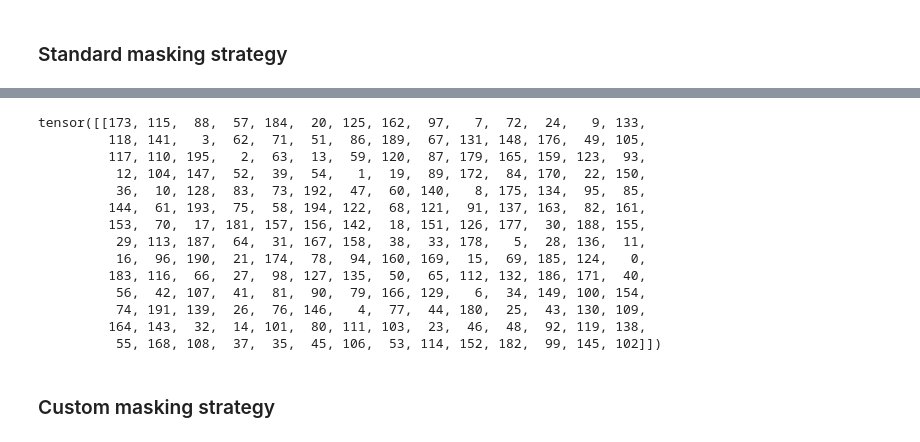
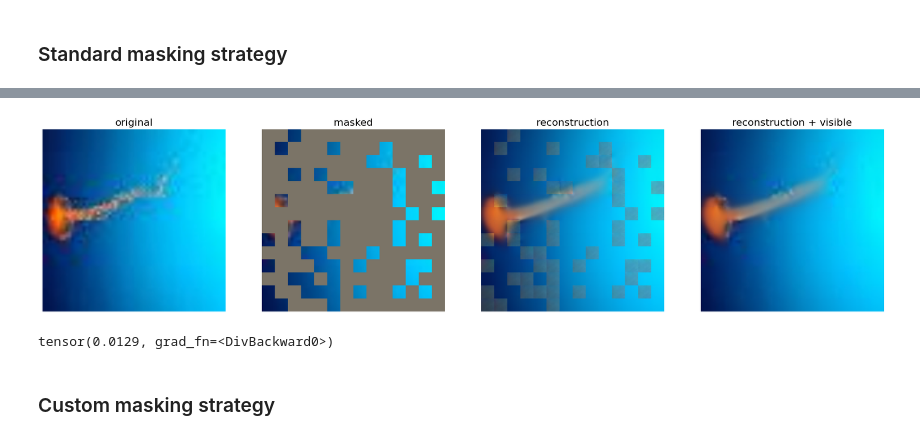
Before and after one commit to tcouso/uav_active_sensing, a Jupyter notebook: notebooks/1.02-image-env.ipynb, the cells around one changed output, grey strips where cells are left out. Drawn from its saved outputs; the diff is of its cells as text; code cells hidden in the pictures.

```diff
--- a/notebooks/1.02-image-env.ipynb
+++ b/notebooks/1.02-image-env.ipynb
@@ -273,19 +161,11 @@ tensor([[1., 1., 1., 1., 1., 0., 1., 1., 1., 0., 1., 0., 0., 1., 1., 1., 0., 1.,
-# %%
-ids_restore
-# %% [output]
-tensor([[173, 115,  88,  57, 184,  20, 125, 162,  97,   7,  72,  24,   9, 133,
-         118, 141,   3,  62,  71,  51,  86, 189,  67, 131, 148, 176,  49, 105,
-         117, 110, 195,   2,  63,  13,  59, 120,  87, 179, 165, 159, 123,  93,
-          12, 104, 147,  52,  39,  54,   1,  19,  89, 172,  84, 170,  22, 150,
-          36,  10, 128,  83,  73, 192,  47,  60, 140,   8, 175, 134,  95,  85,
-         144,  61, 193,  75,  58, 194, 122,  68, 121,  91, 137, 163,  82, 161,
-         153,  70,  17, 181, 157, 156, 142,  18, 151, 126, 177,  30, 188, 155,
-          29, 113, 187,  64,  31, 167, 158,  38,  33, 178,   5,  28, 136,  11,
-          16,  96, 190,  21, 174,  78,  94, 160, 169,  15,  69, 185, 124,   0,
-         183, 116,  66,  27,  98, 127, 135,  50,  65, 112, 132, 186, 171,  40,
-          56,  42, 107,  41,  81,  90,  79, 166, 129,   6,  34, 149, 100, 154,
-          74, 191, 139,  26,  76, 146,   4,  77,  44, 180,  25,  43, 130, 109,
-         164, 143,  32,  14, 101,  80, 111, 103,  23,  46,  48,  92, 119, 138,
-          55, 168, 108,  37,  35,  45, 106,  53, 114, 152, 182,  99, 145, 102]])
+# %%
+pretrained_outputs = pretrained_model(**inputs)
+visualize(inputs.pixel_values, pretrained_model, pretrained_outputs)
+# %% [output]
+[figure, added]
+# %%
+pretrained_outputs.loss
+# %% [output]
+tensor(0.0129, grad_fn=<DivBackward0>)
 # %% [markdown]
 ### Custom masking strategy
```
Also changed, not shown: parts of 28 cells of this notebook, 3 other files.
